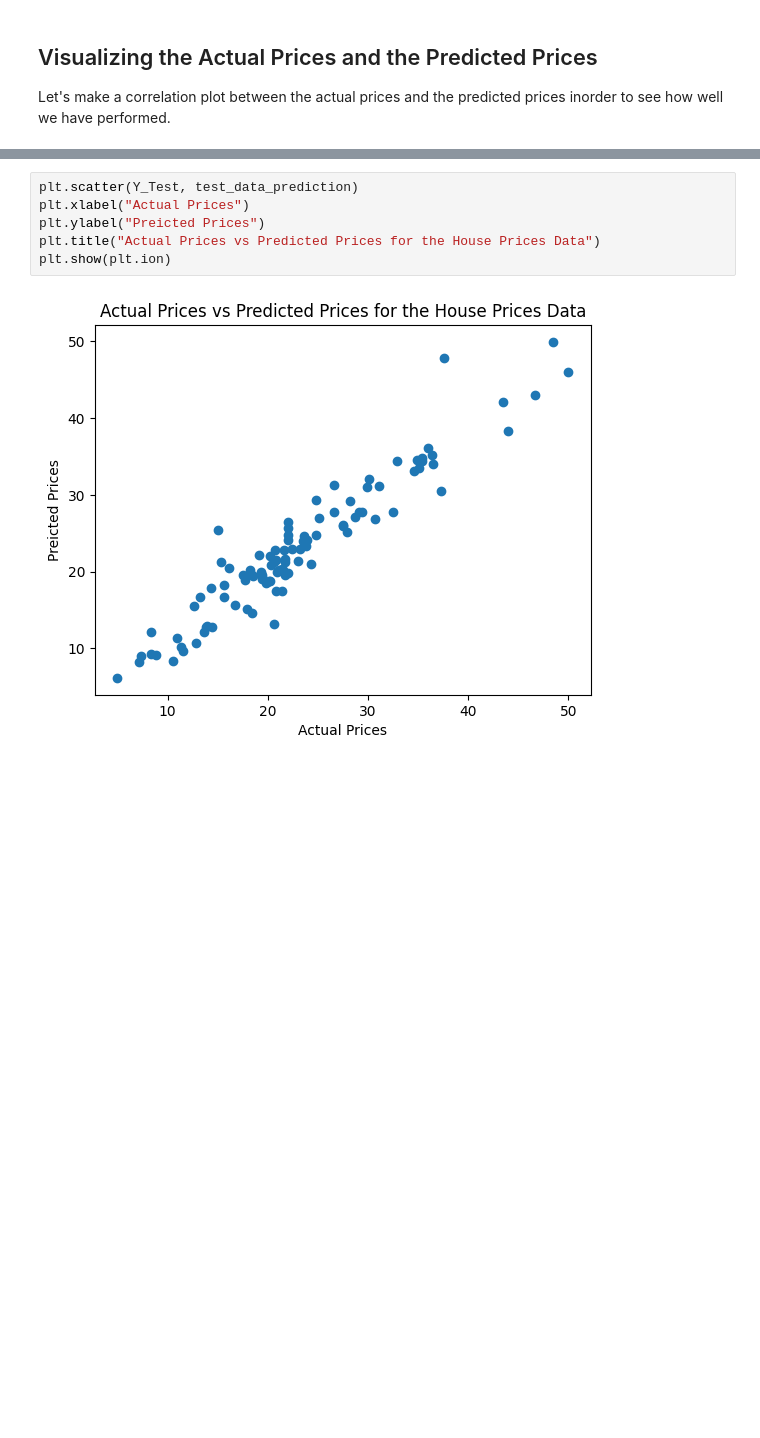
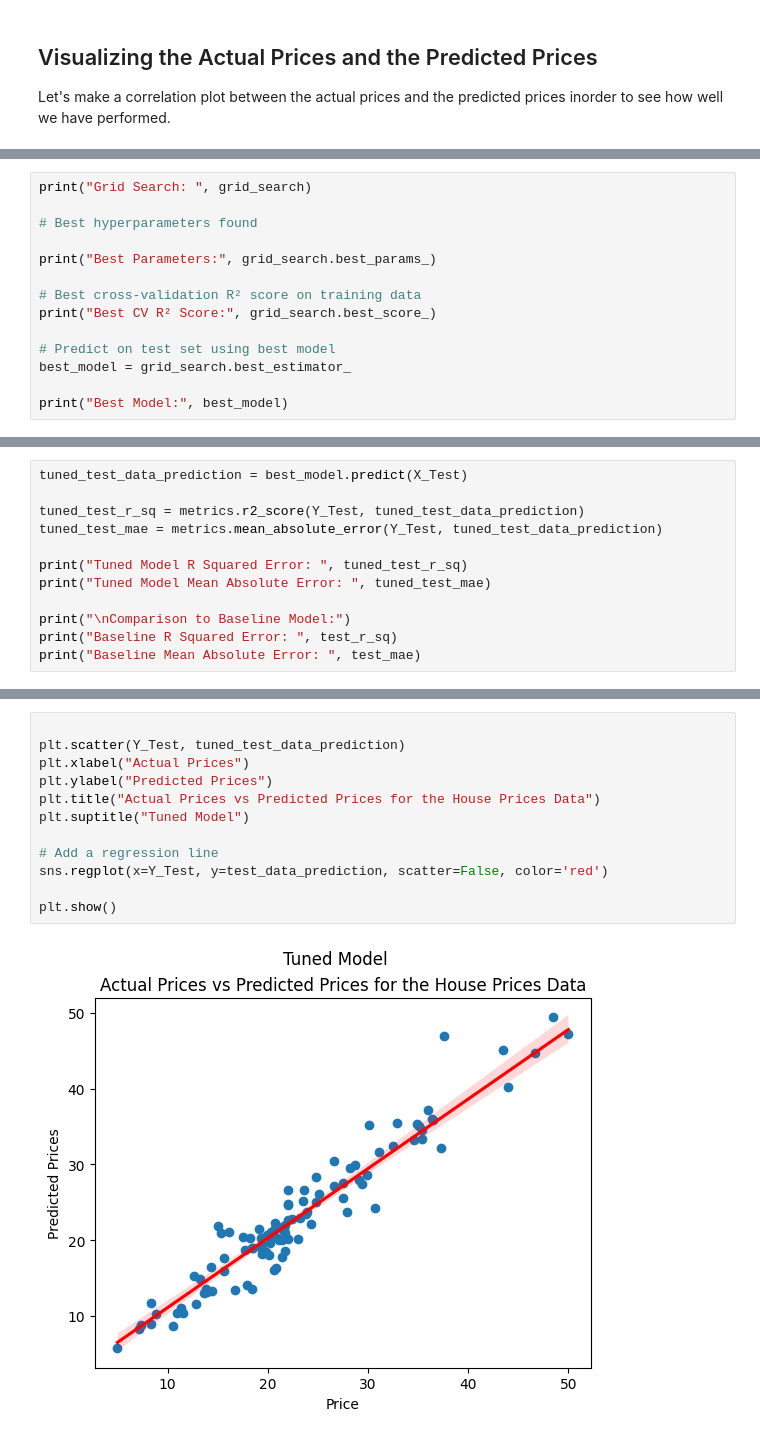
Before and after one commit to samarranjit/House_Prices_Prediction_XGBoost_Regression, a Jupyter notebook: House_Price_Prediction_Using_XGBoost_Regression.ipynb, the cells around one changed output, grey strips where cells are left out. Cells and saved outputs as stored; diff of their text form; blank space fills up the shorter version.

Commit message:
Added HyperParamter Tuning

```diff
--- a/House_Price_Prediction_Using_XGBoost_Regression.ipynb
+++ b/House_Price_Prediction_Using_XGBoost_Regression.ipynb
@@ -337,0 +440,14 @@ Let's make a correlation plot between the actual prices and the predicted prices
+# %%
+print("Grid Search: ", grid_search)
+
+# Best hyperparameters found
+
+print("Best Parameters:", grid_search.best_params_)
+
+# Best cross-validation R² score on training data
+print("Best CV R² Score:", grid_search.best_score_)
+
+# Predict on test set using best model
+best_model = grid_search.best_estimator_
+
+print("Best Model:", best_model)
@@ -337,0 +480,12 @@ Let's make a correlation plot between the actual prices and the predicted prices
+# %%
+tuned_test_data_prediction = best_model.predict(X_Test)
+
+tuned_test_r_sq = metrics.r2_score(Y_Test, tuned_test_data_prediction)
+tuned_test_mae = metrics.mean_absolute_error(Y_Test, tuned_test_data_prediction)
+
+print("Tuned Model R Squared Error: ", tuned_test_r_sq)
+print("Tuned Model Mean Absolute Error: ", tuned_test_mae)
+
+print("\nComparison to Baseline Model:")
+print("Baseline R Squared Error: ", test_r_sq)
+print("Baseline Mean Absolute Error: ", test_mae)
@@ -338,8 +512,14 @@ Let's make a correlation plot between the actual prices and the predicted prices
 # %%
-plt.scatter(Y_Test, test_data_prediction)
+
+plt.scatter(Y_Test, tuned_test_data_prediction)
 plt.xlabel("Actual Prices")
-plt.ylabel("Preicted Prices")
+plt.ylabel("Predicted Prices")
 plt.title("Actual Prices vs Predicted Prices for the House Prices Data")
-plt.show(plt.ion)
+plt.suptitle("Tuned Model")
+
+# Add a regression line
+sns.regplot(x=Y_Test, y=test_data_prediction, scatter=False, color='red')
+
+plt.show()
 # %% [output]
-[figure, old version]
+[figure, new version]
```
Also changed, not shown: parts of 12 cells of this notebook.
